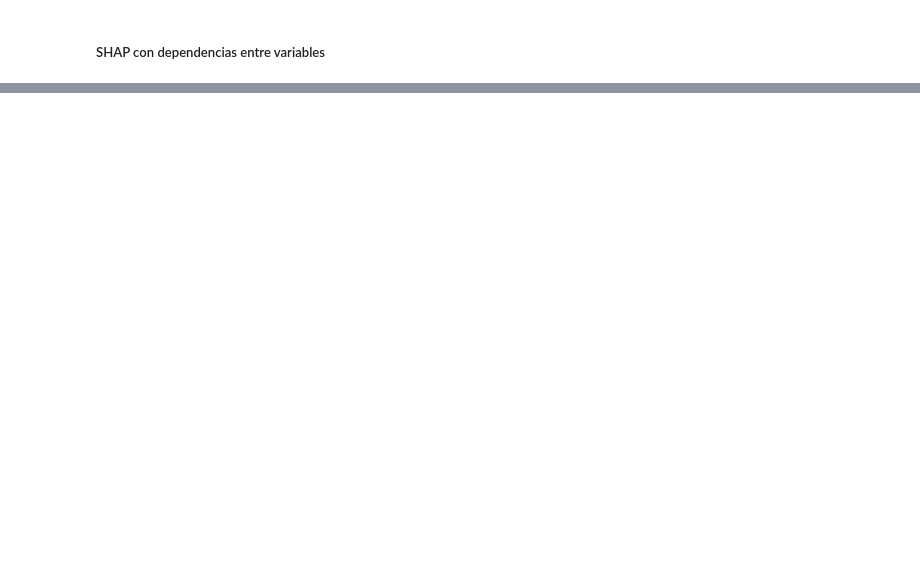
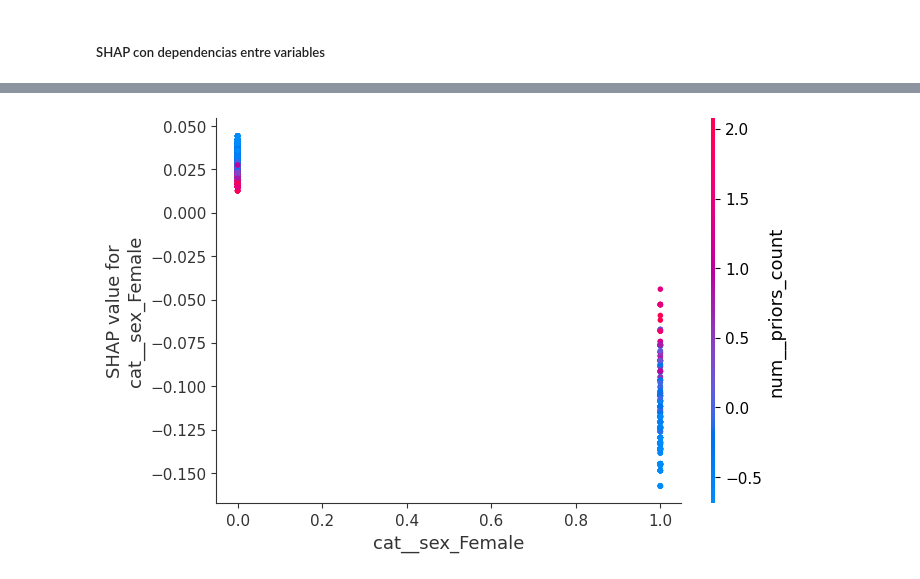
Before and after one commit to dmg131/AA_proyect, a Jupyter notebook: main_explicabilidad.ipynb, the cells around one changed output, grey strips where cells are left out. Cells and saved outputs as stored; diff of their text form; code cells hidden in the pictures; blank space fills up the shorter version.

```diff
--- a/main_explicabilidad.ipynb
+++ b/main_explicabilidad.ipynb
@@ -168,0 +299,12 @@ shap.dependence_plot(
+# %%
+# Dependence plot con interacción de sexo
+
+shap.dependence_plot(
+    "cat__sex_Female",
+    shap_values,
+    X_transformed,
+    feature_names=feature_names,
+    interaction_index="num__priors_count"
+)
+# %% [output]
+[figure, added]
```
Also changed, not shown: parts of 13 cells of this notebook, 1 other file.
